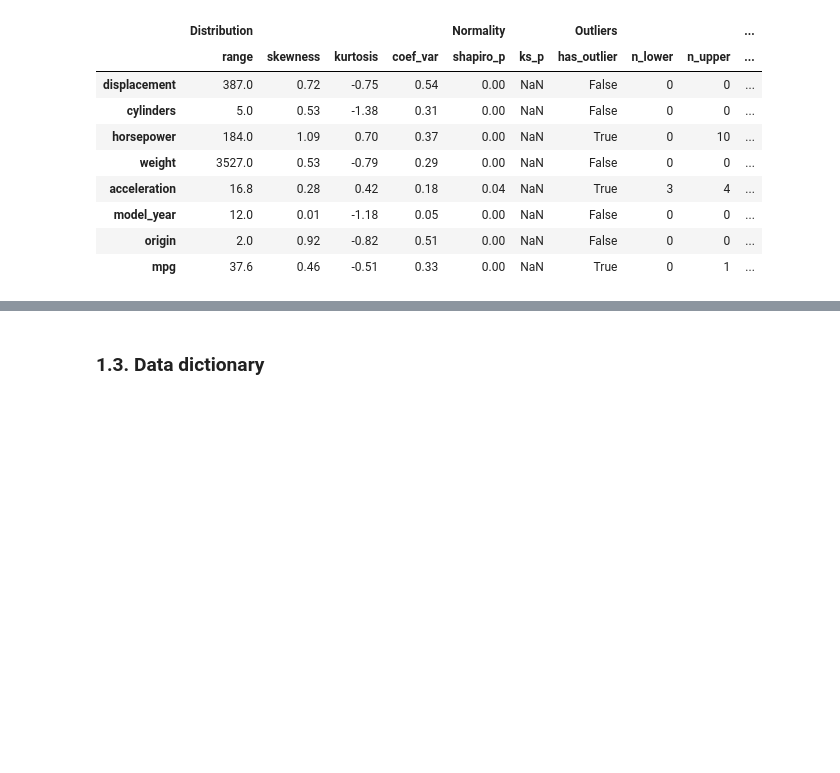
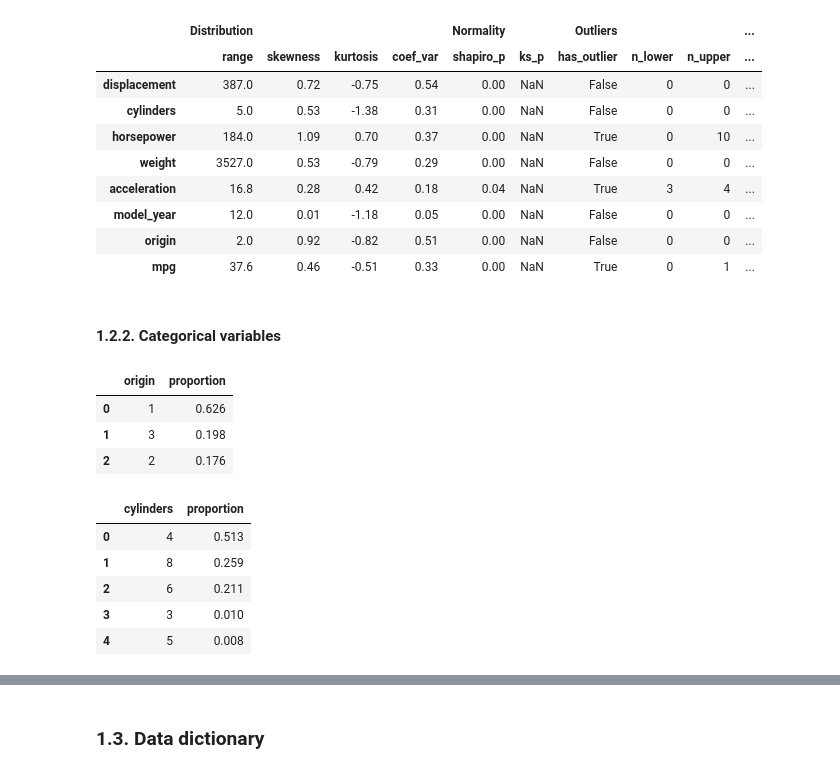
Before and after one commit to paulawehdorn/auto_mpg, a Jupyter notebook: notebook/auto_mpg.ipynb, the cells around one changed output, grey strips where cells are left out. Drawn from its saved outputs; the diff is of its cells as text; code cells hidden in the pictures; blank space fills up the shorter version.

```diff
--- a/notebook/auto_mpg.ipynb
+++ b/notebook/auto_mpg.ipynb
@@ -224,3 +237,31 @@ describe_plus(df_raw).round(2)
 | model_year | 12.0 | 0.01 | -1.18 | 0.05 | 0.00 | NaN | False | 0 | 0 | ... |
 | origin | 2.0 | 0.92 | -0.82 | 0.51 | 0.00 | NaN | False | 0 | 0 | ... |
 | mpg | 37.6 | 0.46 | -0.51 | 0.33 | 0.00 | NaN | True | 0 | 1 | ... |
+# %% [markdown]
+#### 1.2.2. Categorical variables
+# %%
+# Distribuição da variável 'origin'
+(df_raw['origin']
+    .value_counts(normalize=True)
+    .reset_index(name='proportion')
+    .sort_values('proportion', ascending=False)
+    .round({'proportion': 3}))
+# %% [output]
+|  | origin | proportion |
+| 0 | 1 | 0.626 |
+| 1 | 3 | 0.198 |
+| 2 | 2 | 0.176 |
+# %%
+# Distribuição da variável 'cylinders'
+(df_raw['cylinders']
+    .value_counts(normalize=True)
+    .reset_index(name='proportion')
+    .sort_values('proportion', ascending=False)
+    .round({'proportion': 3}))
+# %% [output]
+|  | cylinders | proportion |
+| 0 | 4 | 0.513 |
+| 1 | 8 | 0.259 |
+| 2 | 6 | 0.211 |
+| 3 | 3 | 0.010 |
+| 4 | 5 | 0.008 |
```
Also changed, not shown: parts of 7 cells of this notebook.
